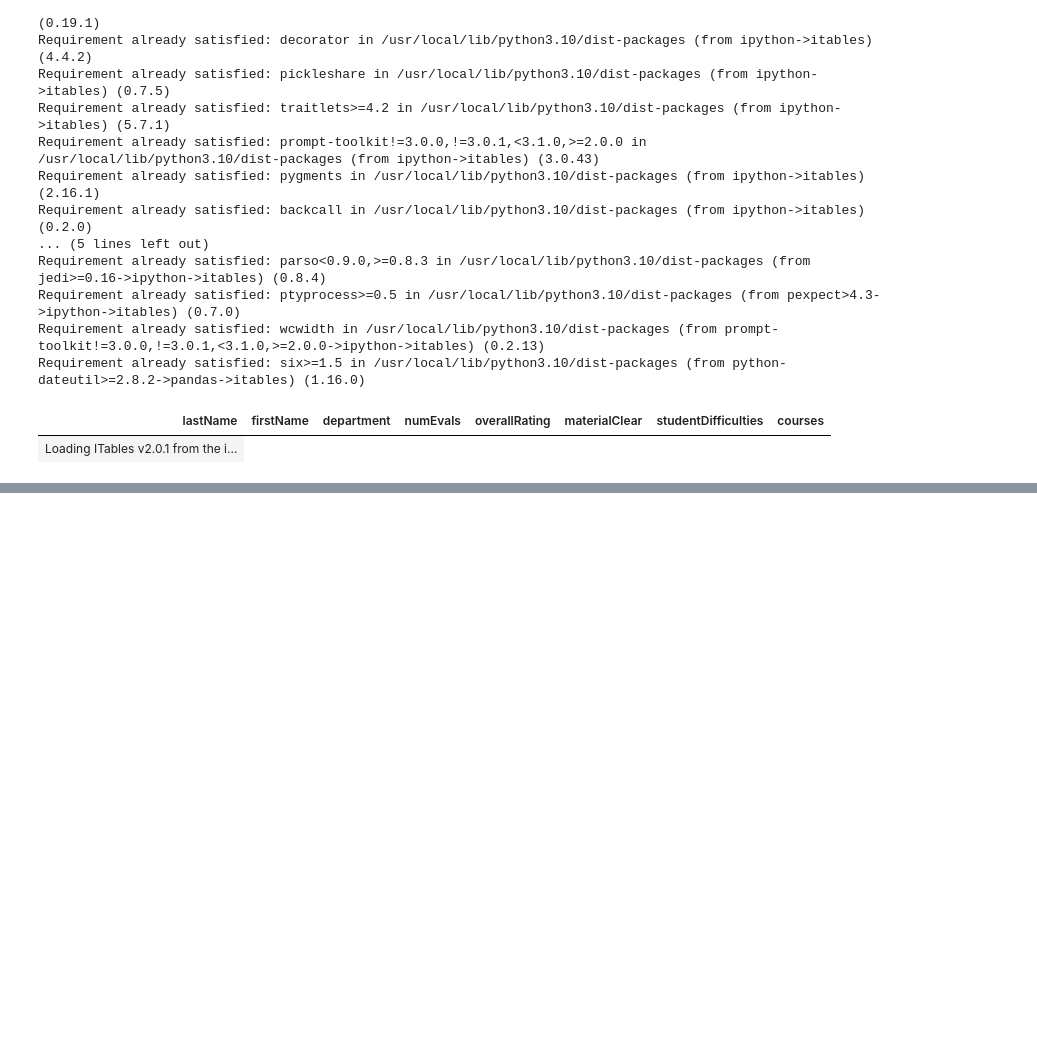
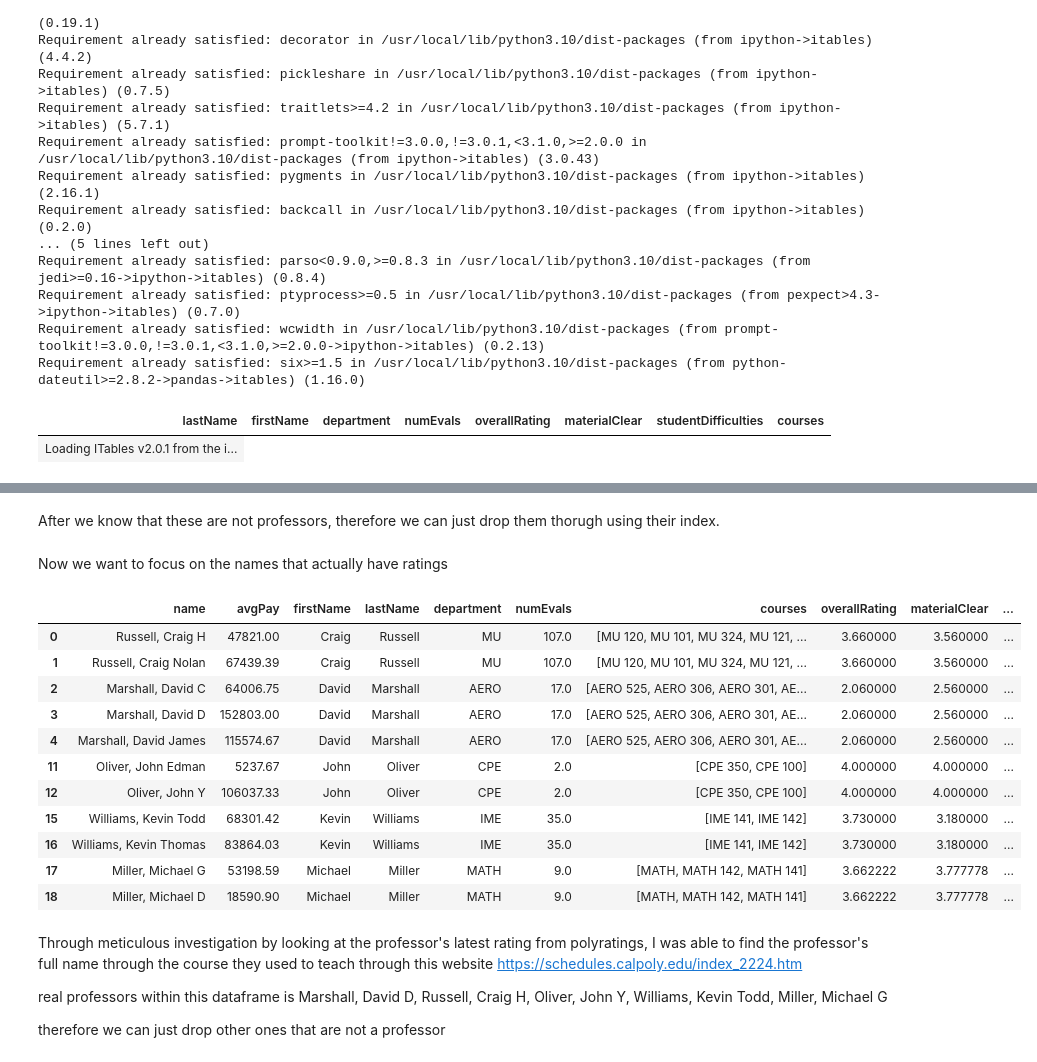
Before and after one commit to arausis/DATA301Project, a Jupyter notebook: SalaryRating.ipynb, the cells around one changed output, grey strips where cells are left out. Drawn from its saved outputs; the diff is of its cells as text; code cells hidden in the pictures; blank space fills up the shorter version.

```diff
--- a/SalaryRating.ipynb
+++ b/SalaryRating.ipynb
@@ -67,0 +137,31 @@ df_payroll['avgPay'] = df_payroll['avgPay'].round(2)
+# %%
+# Compute product of evaluations and ratings for weighted average calculation
+df_ratings['weightedOverallRating'] = df_ratings['numEvals'] * df_ratings['overallRating']
+df_ratings['weightedMaterialClear'] = df_ratings['numEvals'] * df_ratings['materialClear']
+df_ratings['weightedStudentDifficulties'] = df_ratings['numEvals'] * df_ratings['studentDifficulties']
+
+# Aggregating function
+aggregation_functions = {
+    'department': 'first',  # Keep the first department
+    'numEvals': 'sum',
+    'weightedOverallRating': 'sum',
+    'weightedMaterialClear': 'sum',
+    'weightedStudentDifficulties': 'sum',
+    'courses': lambda x: list(set(sum(x, [])))  # Flatten list and remove duplicates
+}
+
+# Group by first and last name and aggregate
+df_ratings = df_ratings.groupby(['firstName', 'lastName']).agg(aggregation_functions)
+
+# Calculate weighted averages
+df_ratings['overallRating'] = df_ratings['weightedOverallRating'] / df_ratings['numEvals']
+df_ratings['materialClear'] = df_ratings['weightedMaterialClear'] / df_ratings['numEvals']
+df_ratings['studentDifficulties'] = df_ratings['weightedStudentDifficulties'] / df_ratings['numEvals']
+
+# Drop weighted columns as they are no longer needed
+df_ratings.drop(columns=['weightedOverallRating', 'weightedMaterialClear', 'weightedStudentDifficulties'], inplace=True)
+
+# Reset index to make firstName and lastName columns again
+df_ratings.reset_index(inplace=True)
+
+df_ratings
@@ -67,0 +191,3 @@ df_payroll['avgPay'] = df_payroll['avgPay'].round(2)
+# %%
+duplicates_payroll.sort_values(by='firstName', inplace=True)
+duplicates_payroll
@@ -67,0 +214,4 @@ df_payroll['avgPay'] = df_payroll['avgPay'].round(2)
+# %%
+duplicates_payrollRating = duplicates_payroll.merge(df_ratings, on=['firstName', 'lastName'], how="left")
+na_payrollRating = duplicates_payrollRating[duplicates_payrollRating['overallRating'].isna()]
+na_payrollRating
@@ -67,0 +228,2 @@ df_payroll['avgPay'] = df_payroll['avgPay'].round(2)
+# %% [markdown]
+After we know that these are not professors, therefore we can just drop them thorugh using their index.
@@ -67,0 +239,25 @@ df_payroll['avgPay'] = df_payroll['avgPay'].round(2)
+# %% [markdown]
+Now we want to focus on the names that actually have ratings
+# %%
+notna_payrollRating = duplicates_payrollRating[duplicates_payrollRating['overallRating'].notna()]
+# %%
+notna_payrollRating
+# %% [output]
+|  | name | avgPay | firstName | lastName | department | numEvals | courses | overallRating | materialClear | ... |
+| 0 | Russell, Craig H | 47821.00 | Craig | Russell | MU | 107.0 | [MU 120, MU 101, MU 324, MU 121, ... | 3.660000 | 3.560000 | ... |
+| 1 | Russell, Craig Nolan | 67439.39 | Craig | Russell | MU | 107.0 | [MU 120, MU 101, MU 324, MU 121, ... | 3.660000 | 3.560000 | ... |
+| 2 | Marshall, David C | 64006.75 | David | Marshall | AERO | 17.0 | [AERO 525, AERO 306, AERO 301, AE... | 2.060000 | 2.560000 | ... |
+| 3 | Marshall, David D | 152803.00 | David | Marshall | AERO | 17.0 | [AERO 525, AERO 306, AERO 301, AE... | 2.060000 | 2.560000 | ... |
+| 4 | Marshall, David James | 115574.67 | David | Marshall | AERO | 17.0 | [AERO 525, AERO 306, AERO 301, AE... | 2.060000 | 2.560000 | ... |
+| 11 | Oliver, John Edman | 5237.67 | John | Oliver | CPE | 2.0 | [CPE 350, CPE 100] | 4.000000 | 4.000000 | ... |
+| 12 | Oliver, John Y | 106037.33 | John | Oliver | CPE | 2.0 | [CPE 350, CPE 100] | 4.000000 | 4.000000 | ... |
+| 15 | Williams, Kevin Todd | 68301.42 | Kevin | Williams | IME | 35.0 | [IME 141, IME 142] | 3.730000 | 3.180000 | ... |
+| 16 | Williams, Kevin Thomas | 83864.03 | Kevin | Williams | IME | 35.0 | [IME 141, IME 142] | 3.730000 | 3.180000 | ... |
+| 17 | Miller, Michael G | 53198.59 | Michael | Miller | MATH | 9.0 | [MATH, MATH 142, MATH 141] | 3.662222 | 3.777778 | ... |
+| 18 | Miller, Michael D | 18590.90 | Michael | Miller | MATH | 9.0 | [MATH, MATH 142, MATH 141] | 3.662222 | 3.777778 | ... |
+# %% [markdown]
+Through meticulous investigation by looking at the professor's latest rating from polyratings, I was able to find the professor's full name through the course they used to teach through this website https://schedules.calpoly.edu/index_2224.htm
+
+real professors within this dataframe is Marshall, David D, Russell, Craig H, Oliver, John Y, Williams, Kevin Todd, Miller, Michael G
+
+therefore we can just drop other ones that are not a professor
```
Also changed, not shown: parts of 38 cells of this notebook.
